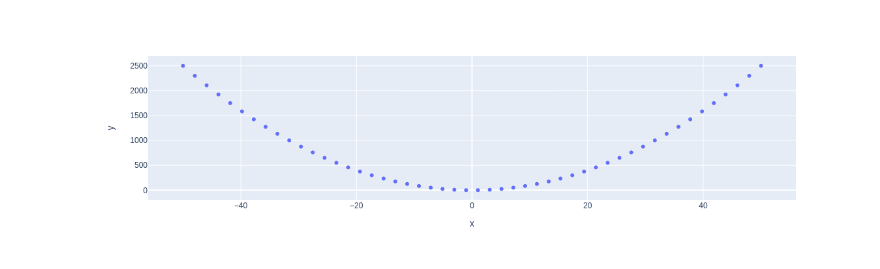
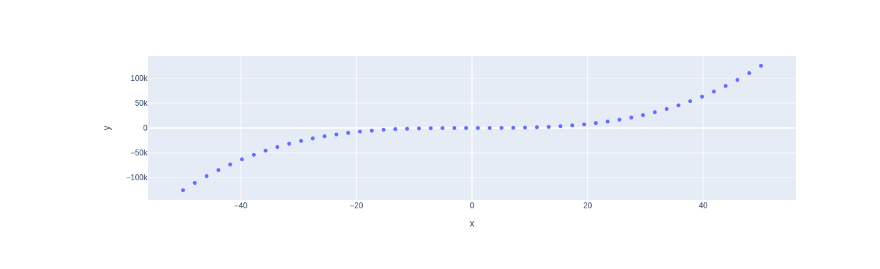
Before and after one commit to sbhattacharyya2014/my-notebooks-repo, a Jupyter notebook: experiment1.ipynb, the cells around one changed output. Cells and saved outputs as stored; diff of their text form; code cells hidden in the pictures.

```diff
--- a/experiment1.ipynb
+++ b/experiment1.ipynb
@@ -13,7 +13,7 @@ x = np.linspace(start=-50, stop=50)
 
 # y-axis data points
 
-y = x ** 2
+y = x ** 3
 
 
 
@@ -29 +28 @@ fig.show()
-[figure, old version]
+[figure, new version]
```
Also changed, not shown: parts of 1 cell of this notebook.
